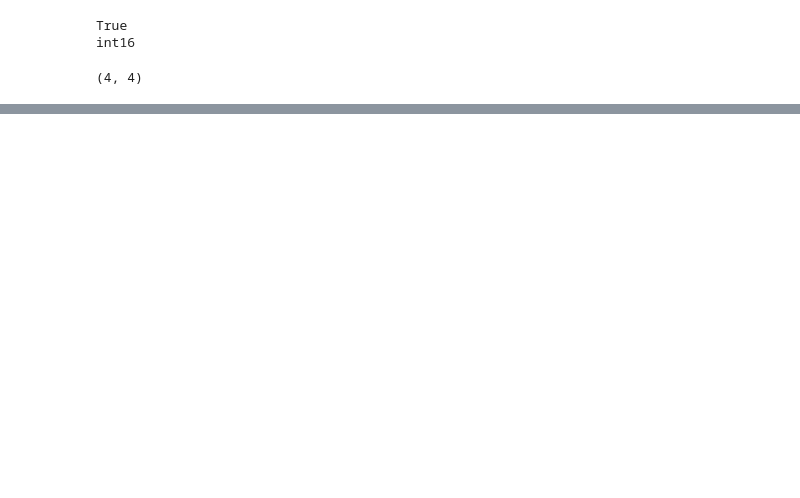
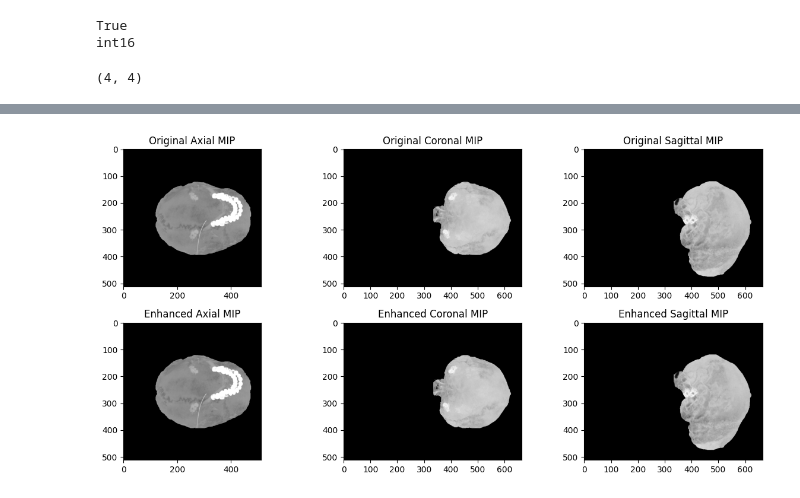
Before and after one commit to yaswanth-github/Hackathon, a Jupyter notebook: main.ipynb, the cells around one changed output, grey strips where cells are left out. Drawn from its saved outputs; the diff is of its cells as text; code cells hidden in the pictures; blank space fills up the shorter version.

```diff
--- a/main.ipynb
+++ b/main.ipynb
@@ -45,0 +121,62 @@ for i in range(image_data.shape[2]):
+# %%
+# Load the 3D CTA NIfTI file and brain mask
+cta_file_path = "/Users/yaswanth/Hackathon/Proxmed_LPU/Data/Anon10/Anon10.nii.gz"
+mask_file_path = "/Users/yaswanth/Hackathon/Proxmed_LPU/Data/Anon10/Anon10_ROI.nii.gz"
+
+cta_image = nib.load(cta_file_path)
+cta_data = cta_image.get_fdata()
+
+mask_image = nib.load(mask_file_path)
+mask_data = mask_image.get_fdata()
+
+# Apply Maximum Intensity Projection (MIP) along each axis
+axial_mip = np.max(cta_data, axis=2)
+coronal_mip = np.max(cta_data, axis=1)
+sagittal_mip = np.max(cta_data, axis=0)
+
+# Apply the brain mask to the MIPs
+axial_mip_masked = axial_mip * mask_data.max(axis=2)
+coronal_mip_masked = coronal_mip * mask_data.max(axis=1)
+sagittal_mip_masked = sagittal_mip * mask_data.max(axis=0)
+
+# Enhance the masked MIP images using histogram equalization
+
+def enhance_image(image):
+    return np.interp(image, (image.min(), image.max()), (0, 255))
+
+enhanced_axial_mip = enhance_image(axial_mip_masked).astype(np.uint8)
+enhanced_coronal_mip = enhance_image(coronal_mip_masked).astype(np.uint8)
+enhanced_sagittal_mip = enhance_image(sagittal_mip_masked).astype(np.uint8)
+
+# Display the original and enhanced MIP images side by side
+plt.figure(figsize=(12, 6))
+
+plt.subplot(2, 3, 1)
+plt.imshow(axial_mip_masked, cmap='gray')
+plt.title('Original Axial MIP')
+
+plt.subplot(2, 3, 2)
+plt.imshow(coronal_mip_masked, cmap='gray')
+plt.title('Original Coronal MIP')
+
+plt.subplot(2, 3, 3)
+plt.imshow(sagittal_mip_masked, cmap='gray')
+plt.title('Original Sagittal MIP')
+
+plt.subplot(2, 3, 4)
+plt.imshow(enhanced_axial_mip, cmap='gray')
+plt.title('Enhanced Axial MIP')
+
+plt.subplot(2, 3, 5)
+plt.imshow(enhanced_coronal_mip, cmap='gray')
+plt.title('Enhanced Coronal MIP')
+
+plt.subplot(2, 3, 6)
+plt.imshow(enhanced_sagittal_mip, cmap='gray')
+plt.title('Enhanced Sagittal MIP')
+
+
+plt.tight_layout()
+plt.show()
+# %% [output]
+[figure, added]
```
Also changed, not shown: parts of 22 cells of this notebook.
